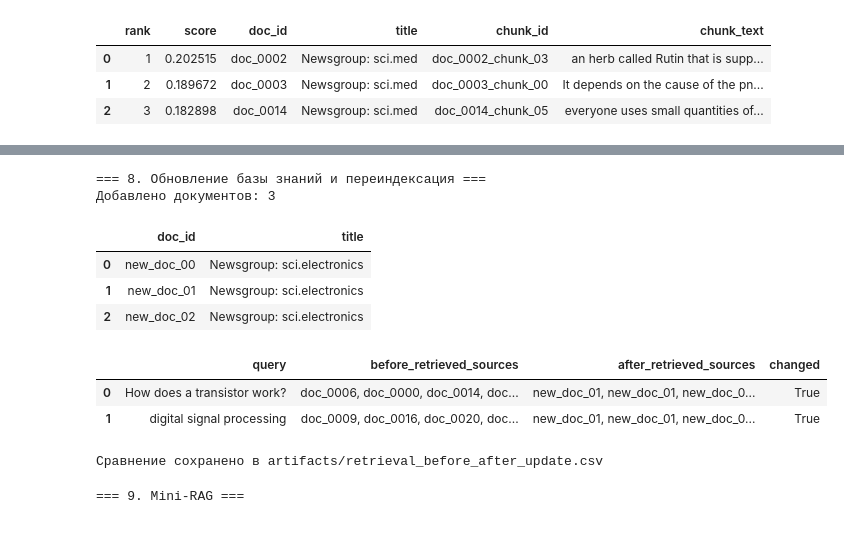
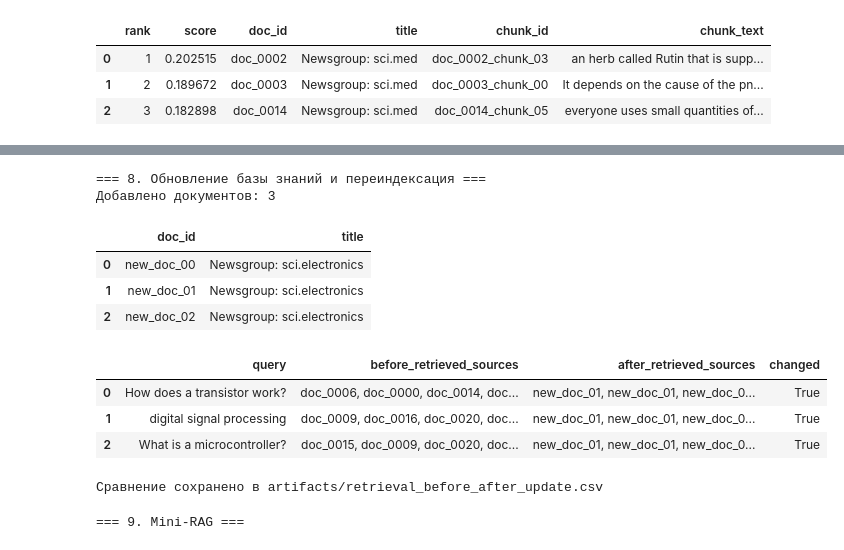
Before and after one commit to vovaovsyanka/dpo, a Jupyter notebook: homeworks/HW14/HW14.ipynb, the cells around one changed output, grey strips where cells are left out. Cells and saved outputs as stored; diff of their text form; code cells hidden in the pictures.

```diff
--- a/homeworks/HW14/HW14.ipynb
+++ b/homeworks/HW14/HW14.ipynb
@@ -434,39 +438,42 @@ def search_updated(query, top_k=5):
     res["score"] = scores
     return res[["rank", "score", "doc_id", "title", "chunk_id", "chunk_text"]]
 
+# Добавляем третий запрос
 comparison_queries = [
     ("q_new1", "How does a transistor work?", ["new_doc_00"]),
     ("q_new2", "digital signal processing", ["new_doc_01"]),
+    ("q_new3", "What is a microcontroller?", ["new_doc_02"]),
 ]
 
 comparison_rows = []
 for qid, query, relevant in comparison_queries:
     before_df = search_chunks(query, top_k=5)
     after_df = search_updated(query, top_k=5)
     before_sources = ", ".join(before_df["doc_id"].tolist())
     after_sources = ", ".join(after_df["doc_id"].tolist())
     changed = before_sources != after_sources
     comparison_rows.append({
         "query": query,
         "before_retrieved_sources": before_sources,
         "after_retrieved_sources": after_sources,
         "changed": changed
     })
 
 comparison_df = pd.DataFrame(comparison_rows)
 display(comparison_df)
 comparison_df.to_csv("artifacts/retrieval_before_after_update.csv", index=False)
 print("Сравнение сохранено в artifacts/retrieval_before_after_update.csv")
 # %% [output]
 === 8. Обновление базы знаний и переиндексация ===
 Добавлено документов: 3
 |  | doc_id | title |
 | 0 | new_doc_00 | Newsgroup: sci.electronics |
 | 1 | new_doc_01 | Newsgroup: sci.electronics |
 | 2 | new_doc_02 | Newsgroup: sci.electronics |
 |  | query | before_retrieved_sources | after_retrieved_sources | changed |
 | 0 | How does a transistor work? | doc_0006, doc_0000, doc_0014, doc... | new_doc_01, new_doc_01, new_doc_0... | True |
 | 1 | digital signal processing | doc_0009, doc_0016, doc_0020, doc... | new_doc_01, new_doc_01, new_doc_0... | True |
+| 2 | What is a microcontroller? | doc_0015, doc_0009, doc_0020, doc... | new_doc_01, new_doc_01, new_doc_0... | True |
 Сравнение сохранено в artifacts/retrieval_before_after_update.csv
 # %%
 print("\n=== 9. Mini-RAG ===")
```
Also changed, not shown: parts of 3 cells of this notebook, 3 other files.
